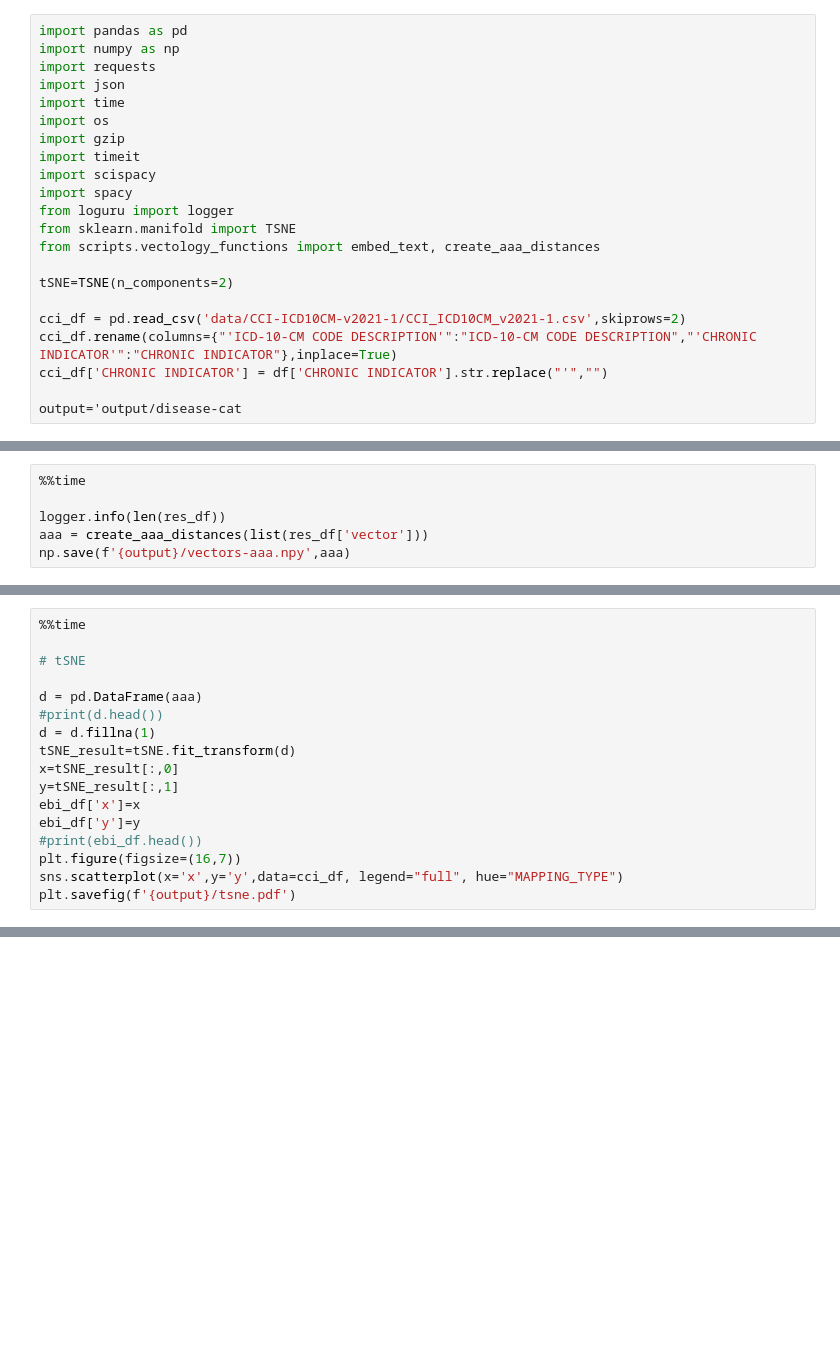
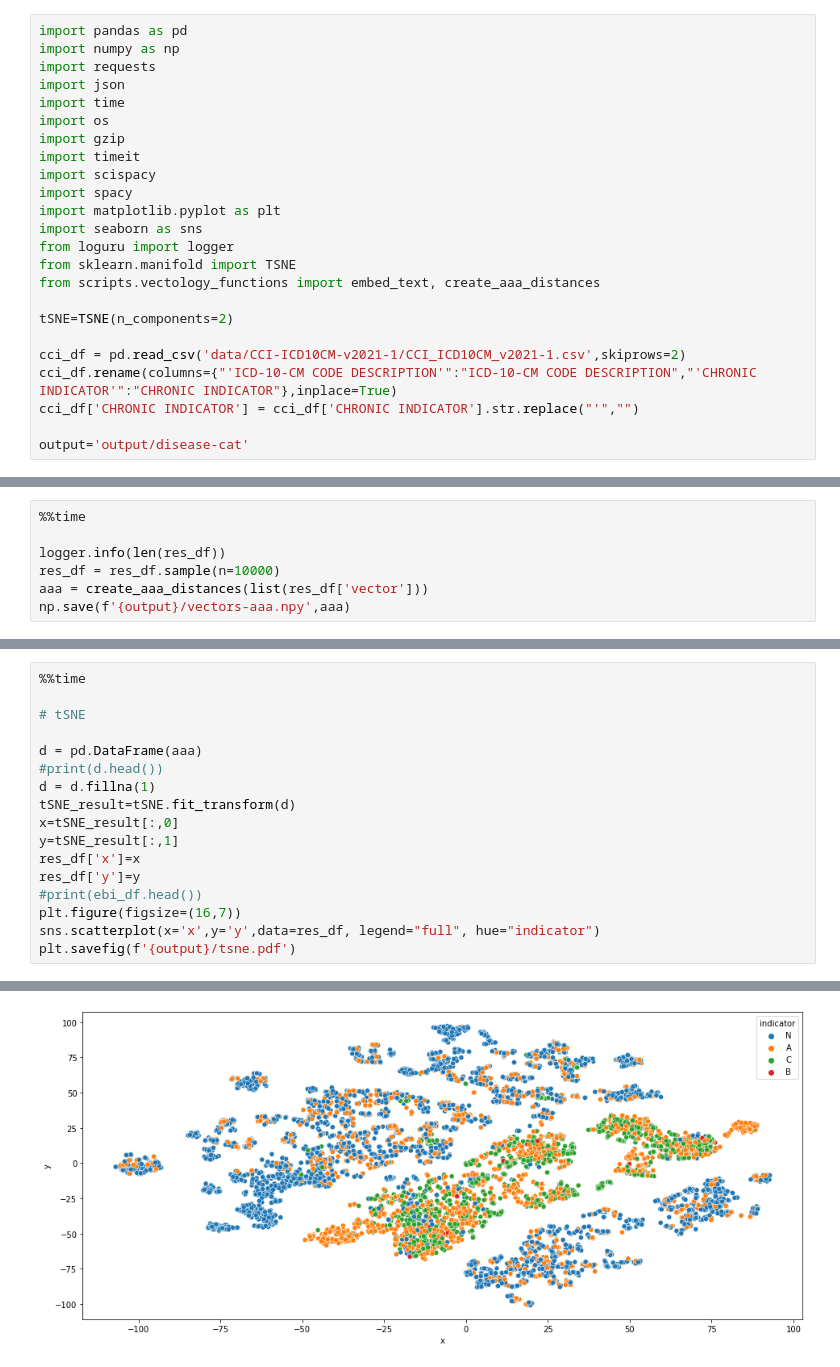
Before and after one commit to MRCIEU/vectology, a Jupyter notebook: analysis/paper/disease_cat.ipynb, the cells around one changed output, grey strips where cells are left out. Cells and saved outputs as stored; diff of their text form; blank space fills up the shorter version.

Commit message:
finding high/low mapping examples

```diff
--- a/analysis/paper/disease_cat.ipynb
+++ b/analysis/paper/disease_cat.ipynb
@@ -9,6 +9,8 @@ import gzip
 import timeit
 import scispacy
 import spacy
+import matplotlib.pyplot as plt
+import seaborn as sns
 from loguru import logger
 from sklearn.manifold import TSNE
 from scripts.vectology_functions import embed_text, create_aaa_distances
@@ -17,9 +19,9 @@ tSNE=TSNE(n_components=2)
 
 cci_df = pd.read_csv('data/CCI-ICD10CM-v2021-1/CCI_ICD10CM_v2021-1.csv',skiprows=2)
 cci_df.rename(columns={"'ICD-10-CM CODE DESCRIPTION'":"ICD-10-CM CODE DESCRIPTION","'CHRONIC INDICATOR'":"CHRONIC INDICATOR"},inplace=True)
-cci_df['CHRONIC INDICATOR'] = df['CHRONIC INDICATOR'].str.replace("'","")
+cci_df['CHRONIC INDICATOR'] = cci_df['CHRONIC INDICATOR'].str.replace("'","")
 
-output='output/disease-cat
+output='output/disease-cat'
 # %%
 %%time
 
@@ -54,6 +60,7 @@ res_df = make_vectors()
 %%time
 
 logger.info(len(res_df))
+res_df = res_df.sample(n=10000)
 aaa = create_aaa_distances(list(res_df['vector']))
 np.save(f'{output}/vectors-aaa.npy',aaa)
 # %% [output]
@@ -72,9 +81,10 @@ d = d.fillna(1)
 tSNE_result=tSNE.fit_transform(d)
 x=tSNE_result[:,0]
 y=tSNE_result[:,1]
-ebi_df['x']=x
-ebi_df['y']=y
+res_df['x']=x
+res_df['y']=y
 #print(ebi_df.head())
 plt.figure(figsize=(16,7))
-sns.scatterplot(x='x',y='y',data=cci_df, legend="full", hue="MAPPING_TYPE")
+sns.scatterplot(x='x',y='y',data=res_df, legend="full", hue="indicator")
 plt.savefig(f'{output}/tsne.pdf')
+# %% [output]
@@ -80,0 +93 @@ plt.savefig(f'{output}/tsne.pdf')
+[figure, added]
```
Also changed, not shown: parts of 3 cells of this notebook, 1 other file.
